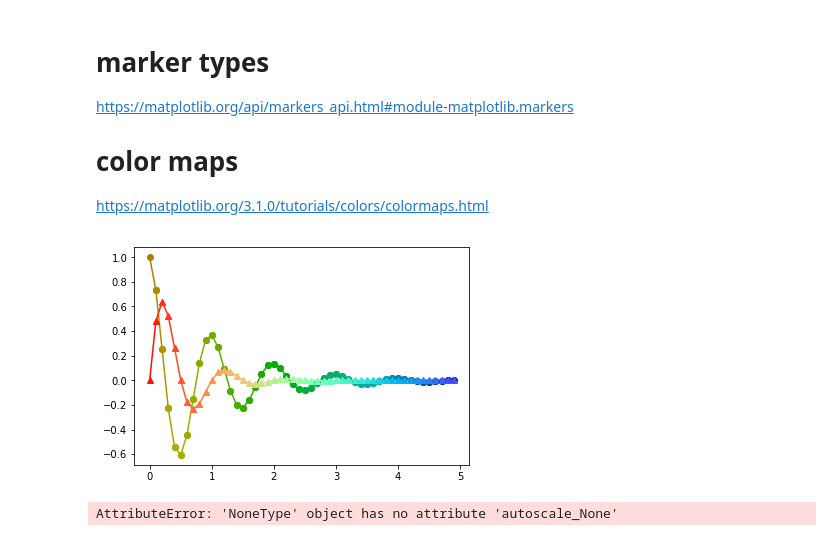
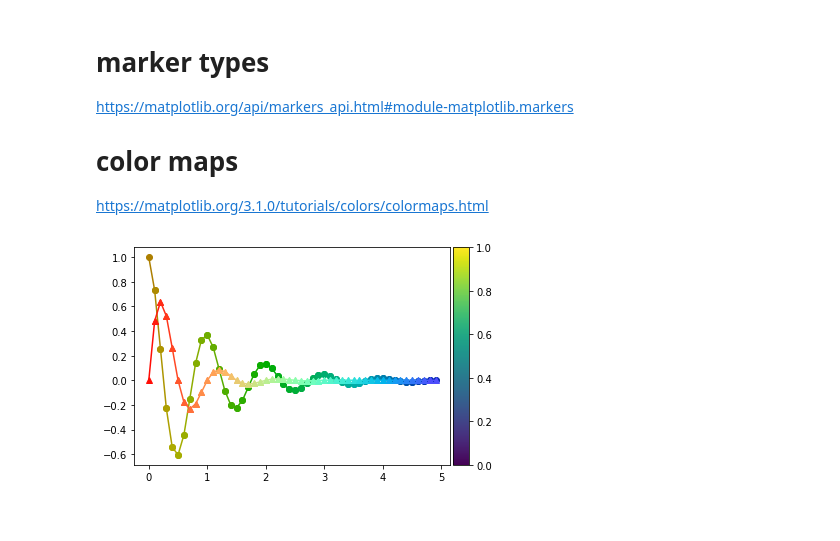
Before and after one commit to tidota/misc-code, a Jupyter notebook: snippets/python/pyplot/pyplot_prac.ipynb, the cells around one changed output. Saved outputs shown, nothing was run; the diff lists cells and outputs as text; code cells hidden in the pictures.

Commit message:
pyplot: colorbar

```diff
--- a/snippets/python/pyplot/pyplot_prac.ipynb
+++ b/snippets/python/pyplot/pyplot_prac.ipynb
@@ -140,34 +140,40 @@ import matplotlib as mpl
 from mpl_toolkits.axes_grid1 import make_axes_locatable
 
 def f(t):
     return np.exp(-t) * np.cos(2*np.pi*t)
 def g(t):
     return np.exp(-2*t) * np.sin(2*np.pi*t)
 
 def cm1(val): # original
     h1 = 227/360
     h2 = 40/360
     h = (1-val)*(h2-h1)+h1
     return np.array(list(colorsys.hsv_to_rgb(h,1,0.68)) + [1])
 
 def cm2(val): # kind of new
     return plt.cm.rainbow(1-val*0.9)
 
 def plotPath(points, style, cm):
     p_prev = None
     #plt.plot([x_list[0], x_list[1]], [y_list[0], y_list[1]], style, color=cm(x_list[0]/max(x_list)))
     for i in range(1,len(points)):
         p_prev = points[i-1]
         p = points[i]
         plt.plot([p_prev[0], p[0]], [p_prev[1], p[1]], style, color=cm(i/(len(points)-1)))
 
 fig, ax = plt.subplots()
 t = np.arange(0.0, 5.0, 0.1)
 plotPath(list(zip(t, f(t))), '-o', cm1)
 plotPath(list(zip(t, g(t))), '-^', cm2)
 #plt.scatter(t, g(t), s=60, c=t, marker='o', cmap=plt.cm.rainbow)
-im = plt.show()
-fig.colorbar(im,ax=ax);
+
+# colorbar
+divider = make_axes_locatable(plt.gca())
+ax_cb = divider.new_horizontal(size="5%", pad=0.05)
+cb1 = mpl.colorbar.ColorbarBase(ax_cb, orientation='vertical')
+cb1.cmap = cm1
+plt.gcf().add_axes(ax_cb)
+
+plt.show()
 # %% [output]
-[figure, old version]
+[figure, new version]
-AttributeError: 'NoneType' object has no attribute 'autoscale_None'
```
